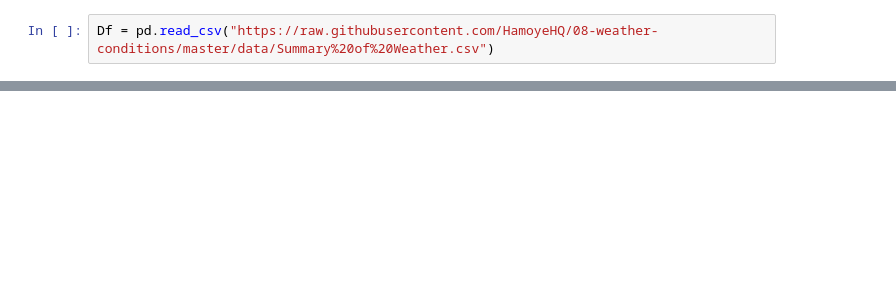
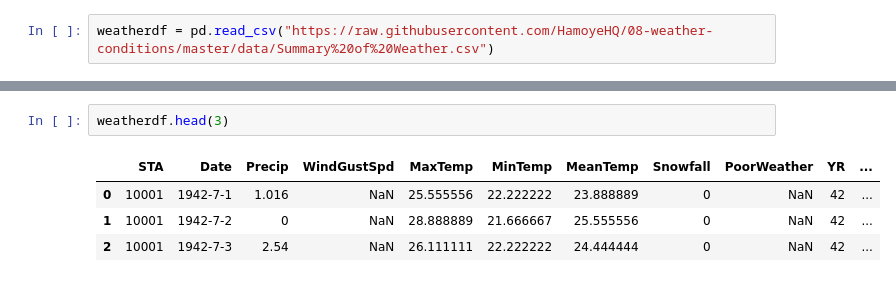
Before and after one commit to HamoyeHQ/08-weather-conditions, a Jupyter notebook: data/EDA_and_Pre_processing.ipynb, the cells around one changed output, grey strips where cells are left out. Drawn from its saved outputs; the diff is of its cells as text; blank space fills up the shorter version.

```diff
--- a/data/EDA_and_Pre_processing.ipynb
+++ b/data/EDA_and_Pre_processing.ipynb
@@ -7,2 +18,2 @@ import pandas as pd
 # %%
-Df = pd.read_csv("https://raw.githubusercontent.com/HamoyeHQ/08-weather-conditions/master/data/Summary%20of%20Weather.csv")
+weatherdf = pd.read_csv("https://raw.githubusercontent.com/HamoyeHQ/08-weather-conditions/master/data/Summary%20of%20Weather.csv")
@@ -17,0 +41,7 @@ Df.head()
+# %%
+weatherdf.head(3)
+# %% [output]
+|  | STA | Date | Precip | WindGustSpd | MaxTemp | MinTemp | MeanTemp | Snowfall | PoorWeather | YR | ... |
+| 0 | 10001 | 1942-7-1 | 1.016 | NaN | 25.555556 | 22.222222 | 23.888889 | 0 | NaN | 42 | ... |
+| 1 | 10001 | 1942-7-2 | 0 | NaN | 28.888889 | 21.666667 | 25.555556 | 0 | NaN | 42 | ... |
+| 2 | 10001 | 1942-7-3 | 2.54 | NaN | 26.111111 | 22.222222 | 24.444444 | 0 | NaN | 42 | ... |
```
Also changed, not shown: parts of 23 cells of this notebook, 3 other files.
